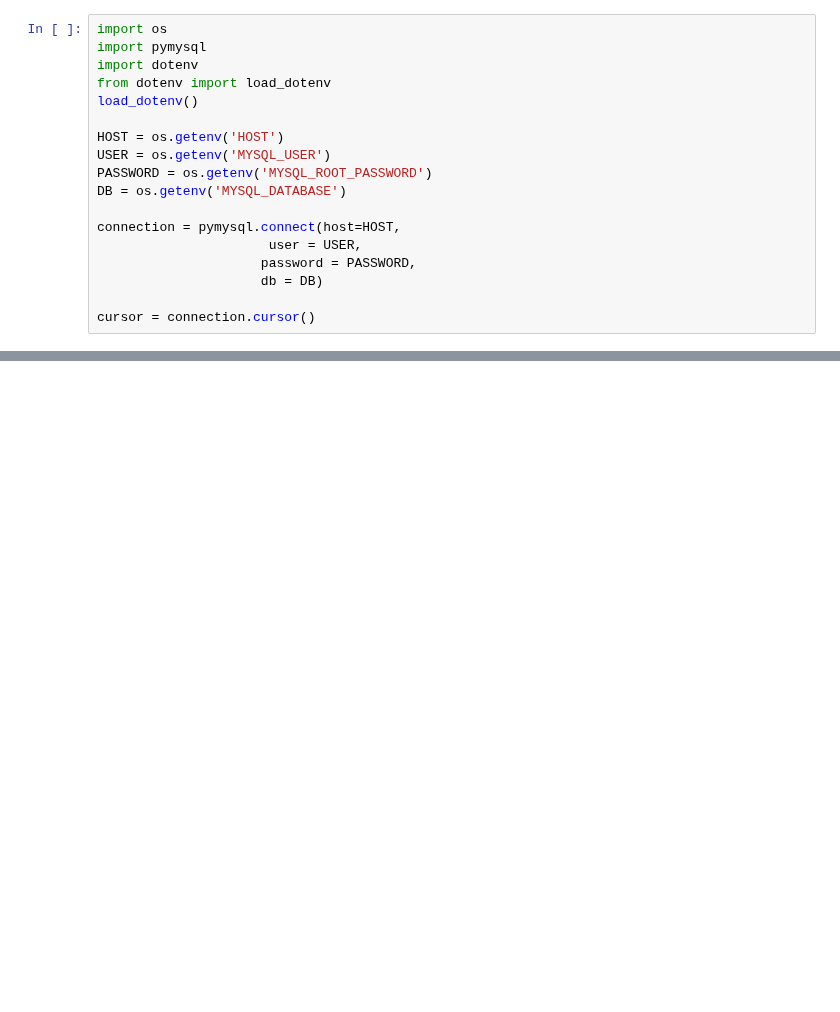
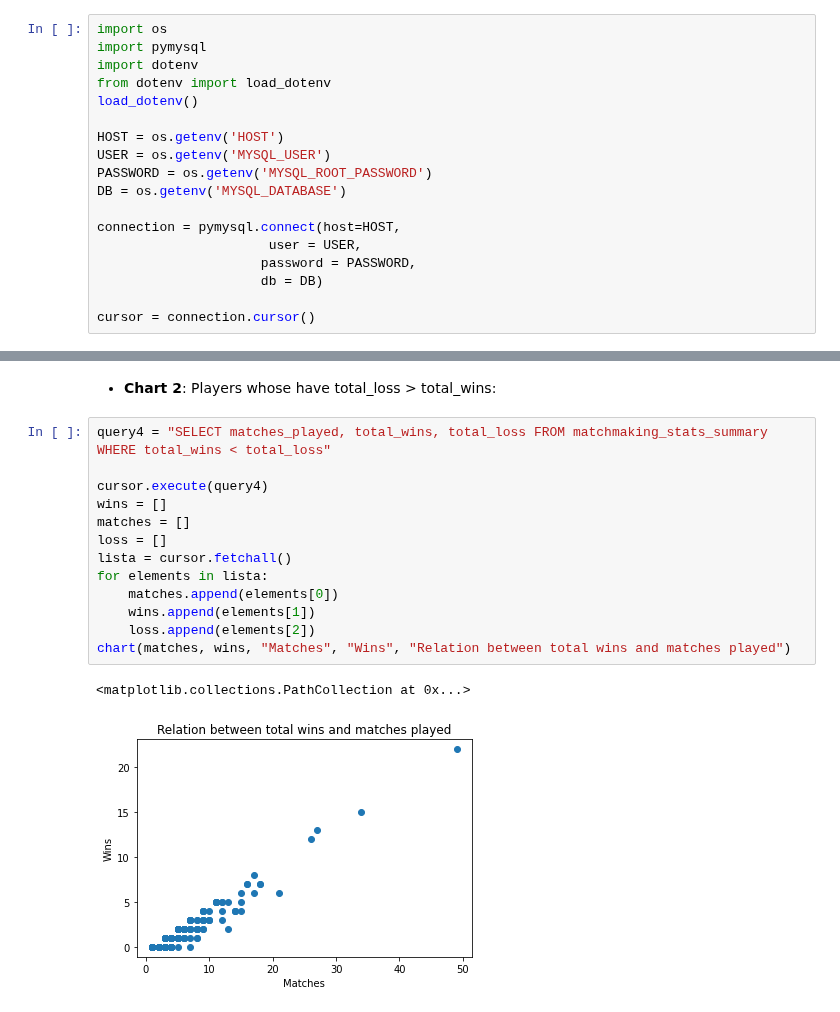
Before and after one commit to victor-s-santos/DataAnalystic-Test, a Jupyter notebook: python-notebooks/Analysis3.ipynb, the cells around one changed output, grey strips where cells are left out. Saved outputs shown, nothing was run; the diff lists cells and outputs as text; blank space fills up the shorter version.

```diff
--- a/python-notebooks/Analysis3.ipynb
+++ b/python-notebooks/Analysis3.ipynb
@@ -38,0 +55,18 @@ plt.scatter(matches, wins)
+# %% [markdown]
+* __Chart 2__: Players whose have total_loss > total_wins:
+# %%
+query4 = "SELECT matches_played, total_wins, total_loss FROM matchmaking_stats_summary WHERE total_wins < total_loss"
+
+cursor.execute(query4)
+wins = []
+matches = []
+loss = []
+lista = cursor.fetchall()
+for elements in lista:
+    matches.append(elements[0])
+    wins.append(elements[1])
+    loss.append(elements[2])
+chart(matches, wins, "Matches", "Wins", "Relation between total wins and matches played")
+# %% [output]
+<matplotlib.collections.PathCollection at 0x...>
+[figure, added]
```
Also changed, not shown: parts of 5 cells of this notebook.
